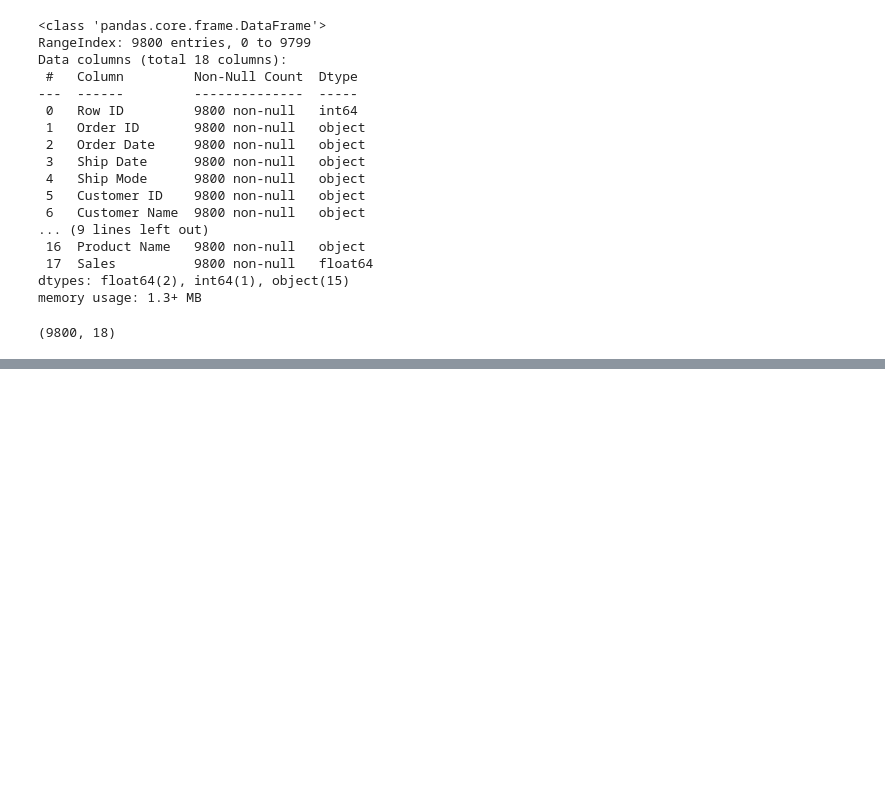
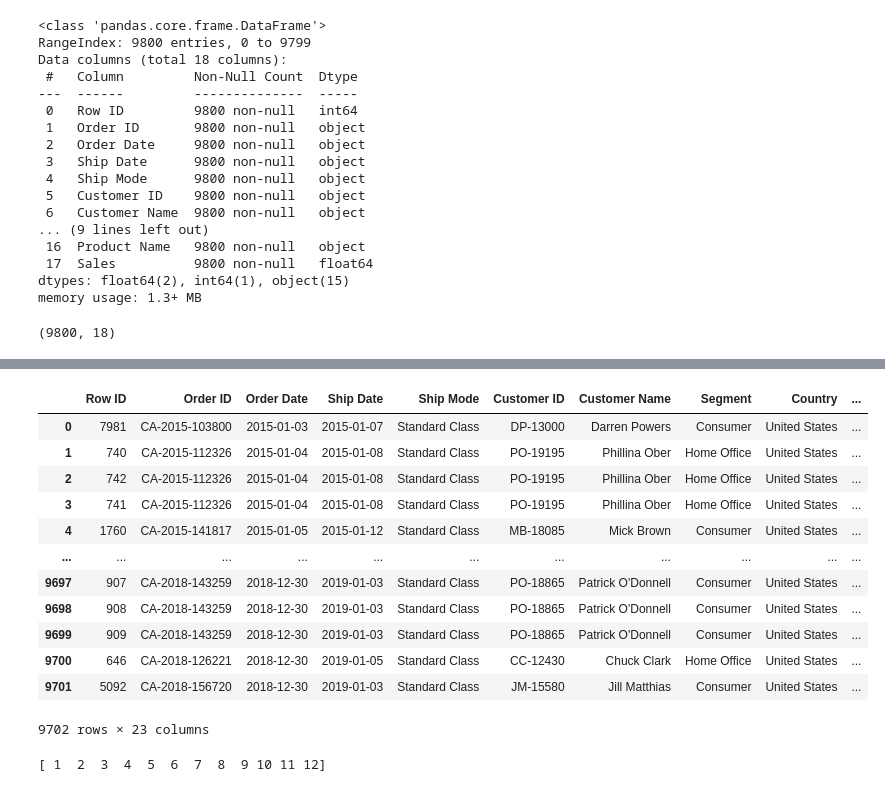
Before and after one commit to Azadrousta/AI-ML-Roadmap-2025, a Jupyter notebook: Month_1/Week_1/superstore_analysis.ipynb, the cells around one changed output, grey strips where cells are left out. Cells and saved outputs as stored; diff of their text form; code cells hidden in the pictures; blank space fills up the shorter version.

```diff
--- a/Month_1/Week_1/superstore_analysis.ipynb
+++ b/Month_1/Week_1/superstore_analysis.ipynb
@@ -47,0 +149,3 @@ df.shape
+# %%
+df = df[df['Sales'] <= sales_99th_percentile]
+print("Shape after removing outliers:", df.shape)
@@ -47,0 +180,22 @@ df.shape
+# %%
+df = df.sort_values('Order Date').reset_index(drop=True)
+# %%
+df['lag_1_sales'] = df['Sales'].shift(1)
+# %%
+df = pd.get_dummies(df, columns = ['Category'], prefix = 'cat')
+# %%
+df
+# %% [output]
+|  | Row ID | Order ID | Order Date | Ship Date | Ship Mode | Customer ID | Customer Name | Segment | Country | ... |
+| 0 | 7981 | CA-2015-103800 | 2015-01-03 | 2015-01-07 | Standard Class | DP-13000 | Darren Powers | Consumer | United States | ... |
+| 1 | 740 | CA-2015-112326 | 2015-01-04 | 2015-01-08 | Standard Class | PO-19195 | Phillina Ober | Home Office | United States | ... |
+| 2 | 742 | CA-2015-112326 | 2015-01-04 | 2015-01-08 | Standard Class | PO-19195 | Phillina Ober | Home Office | United States | ... |
+| 3 | 741 | CA-2015-112326 | 2015-01-04 | 2015-01-08 | Standard Class | PO-19195 | Phillina Ober | Home Office | United States | ... |
+| 4 | 1760 | CA-2015-141817 | 2015-01-05 | 2015-01-12 | Standard Class | MB-18085 | Mick Brown | Consumer | United States | ... |
+| ... | ... | ... | ... | ... | ... | ... | ... | ... | ... | ... |
+| 9697 | 907 | CA-2018-143259 | 2018-12-30 | 2019-01-03 | Standard Class | PO-18865 | Patrick O'Donnell | Consumer | United States | ... |
+| 9698 | 908 | CA-2018-143259 | 2018-12-30 | 2019-01-03 | Standard Class | PO-18865 | Patrick O'Donnell | Consumer | United States | ... |
+| 9699 | 909 | CA-2018-143259 | 2018-12-30 | 2019-01-03 | Standard Class | PO-18865 | Patrick O'Donnell | Consumer | United States | ... |
+| 9700 | 646 | CA-2018-126221 | 2018-12-30 | 2019-01-05 | Standard Class | CC-12430 | Chuck Clark | Home Office | United States | ... |
+| 9701 | 5092 | CA-2018-156720 | 2018-12-30 | 2019-01-03 | Standard Class | JM-15580 | Jill Matthias | Consumer | United States | ... |
+9702 rows × 23 columns
@@ -47,0 +204,4 @@ df.shape
+# %%
+print(df['order_month'].unique())
+# %% [output]
+[ 1  2  3  4  5  6  7  8  9 10 11 12]
```
Also changed, not shown: parts of 29 cells of this notebook.
